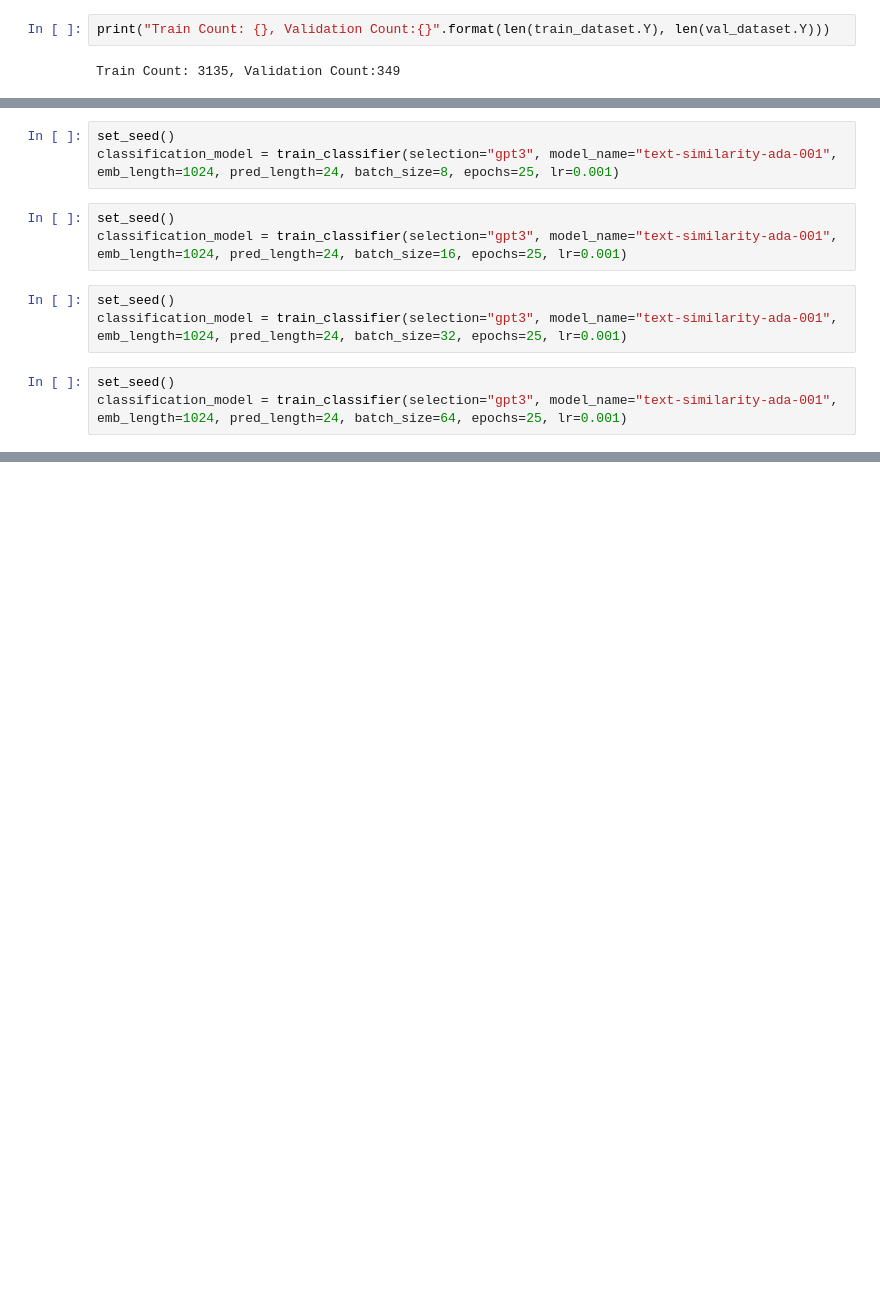
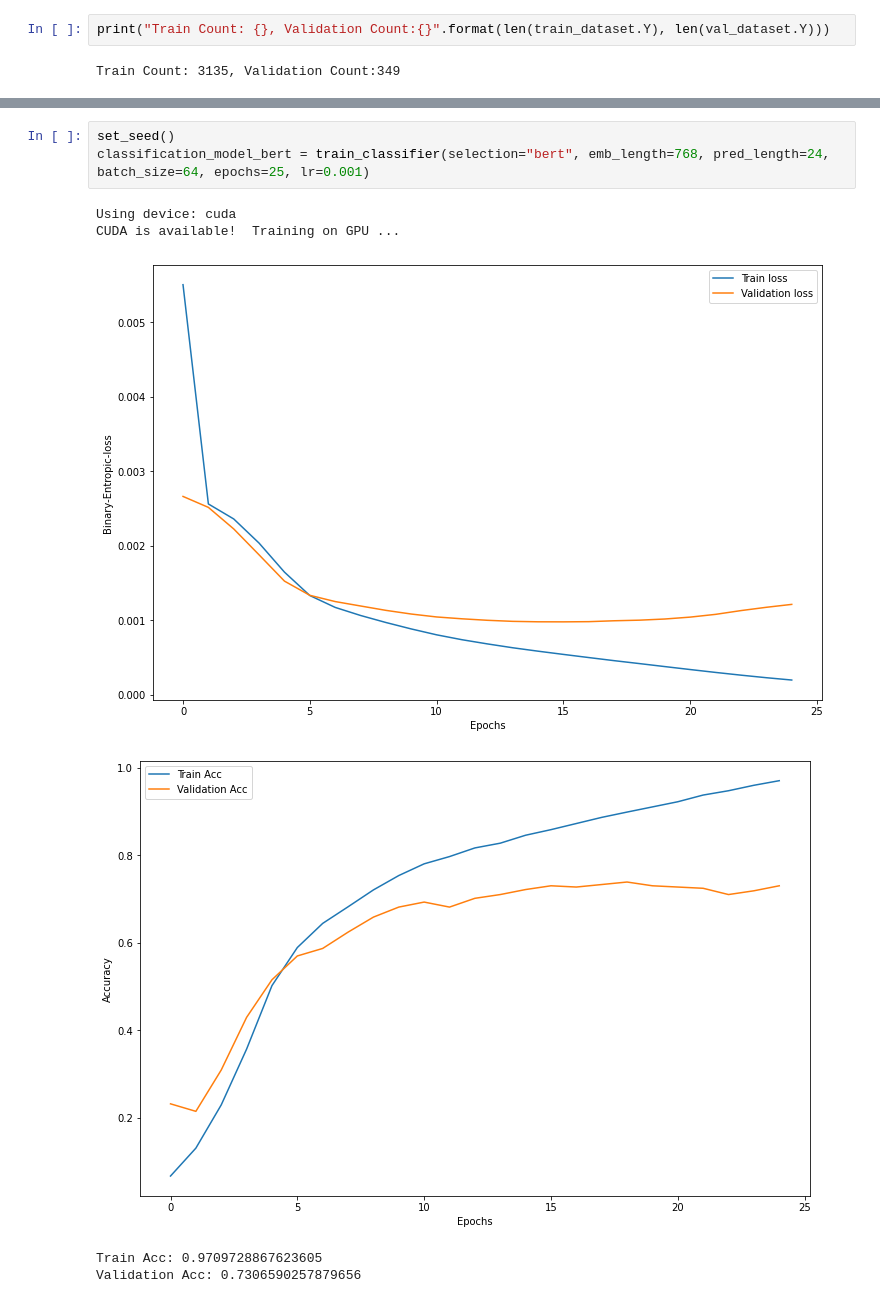
Before and after one commit to ece1786-2022/DeCo, a Jupyter notebook: notebooks/Phase_1_Industry_Group_Classification.ipynb, the cells around one changed output, grey strips where cells are left out. Drawn from its saved outputs; the diff is of its cells as text; blank space fills up the shorter version.

```diff
--- a/notebooks/Phase_1_Industry_Group_Classification.ipynb
+++ b/notebooks/Phase_1_Industry_Group_Classification.ipynb
@@ -554,12 +428,0 @@ RateLimitError: ignored
-# %%
-set_seed()
-classification_model = train_classifier(selection="gpt3", model_name="text-similarity-ada-001", emb_length=1024, pred_length=24, batch_size=8, epochs=25, lr=0.001)
-# %%
-set_seed()
-classification_model = train_classifier(selection="gpt3", model_name="text-similarity-ada-001", emb_length=1024, pred_length=24, batch_size=16, epochs=25, lr=0.001)
-# %%
-set_seed()
-classification_model = train_classifier(selection="gpt3", model_name="text-similarity-ada-001", emb_length=1024, pred_length=24, batch_size=32, epochs=25, lr=0.001)
-# %%
-set_seed()
-classification_model = train_classifier(selection="gpt3", model_name="text-similarity-ada-001", emb_length=1024, pred_length=24, batch_size=64, epochs=25, lr=0.001)
@@ -569,0 +581,10 @@ RateLimitError: ignored
+# %%
+set_seed()
+classification_model_bert = train_classifier(selection="bert", emb_length=768, pred_length=24, batch_size=64, epochs=25, lr=0.001)
+# %% [output]
+Using device: cuda
+CUDA is available!  Training on GPU ...
+[figure, added]
+[figure, added]
+Train Acc: 0.9709728867623605
+Validation Acc: 0.7306590257879656
```
Also changed, not shown: parts of 66 cells of this notebook.
